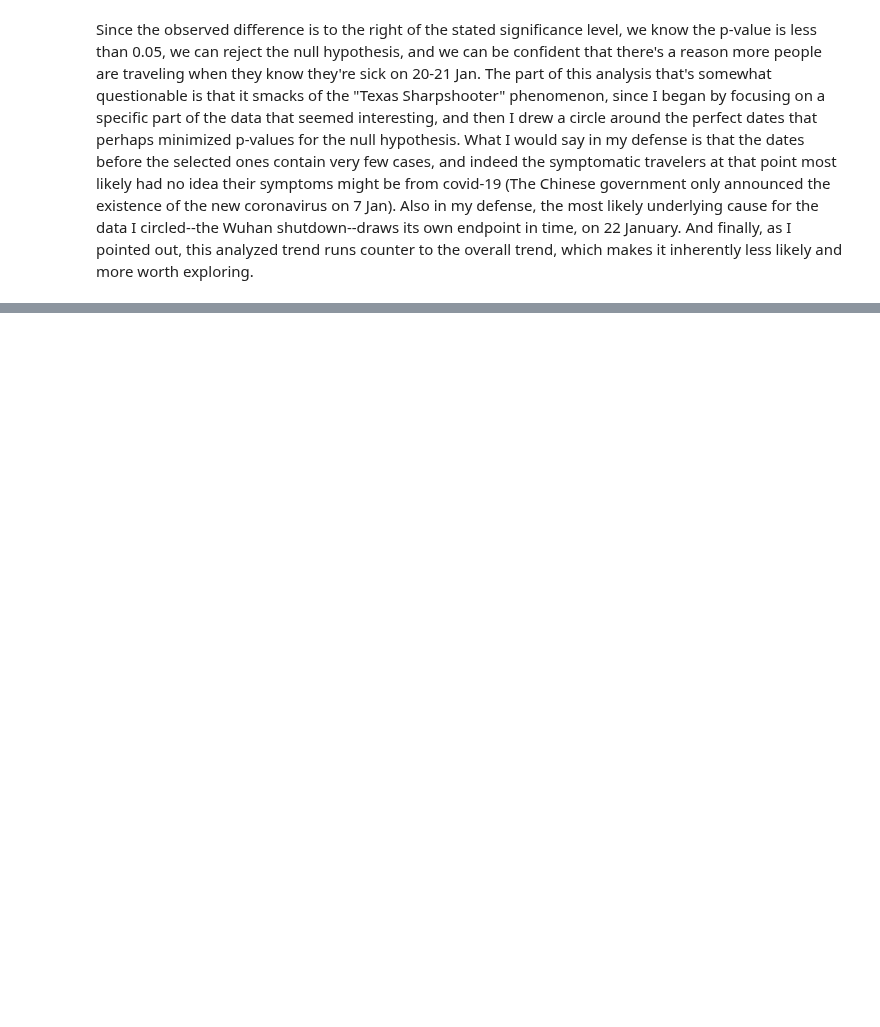
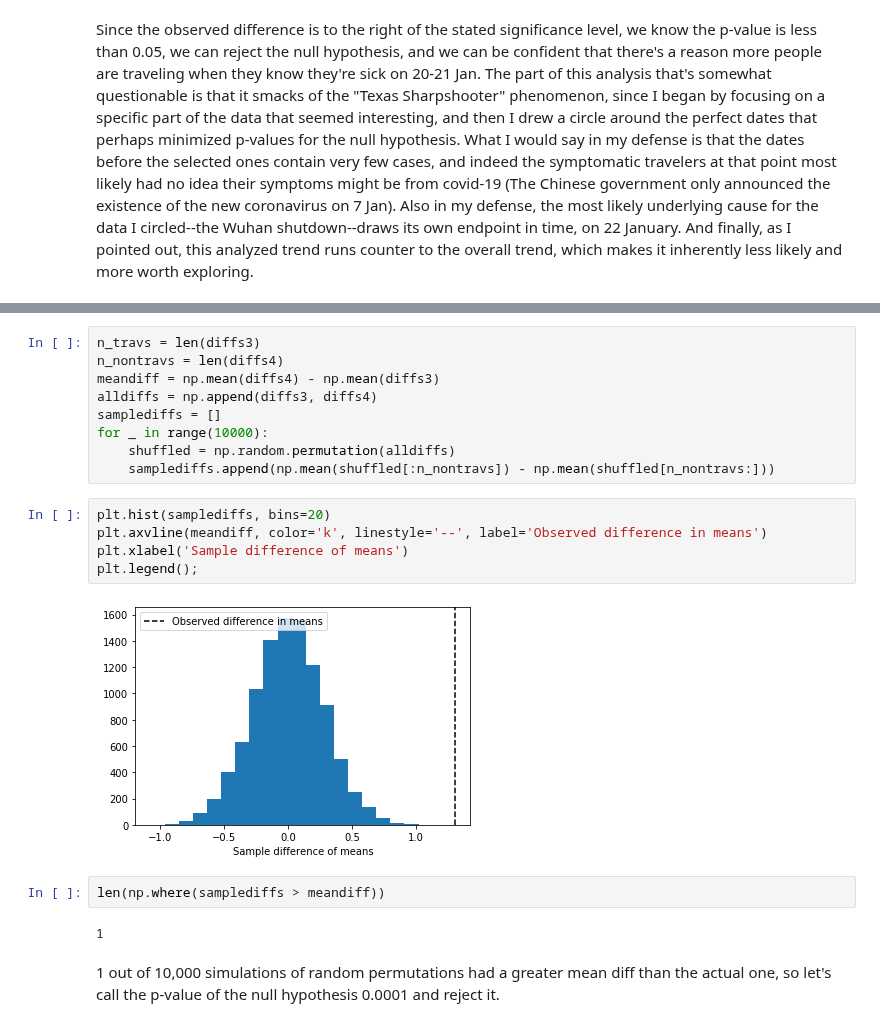
Before and after one commit to ebhtra/springboard, a Jupyter notebook: capstone_2/EDA_cap2.ipynb, the cells around one changed output, grey strips where cells are left out. Cells and saved outputs as stored; diff of their text form; blank space fills up the shorter version.

```diff
--- a/capstone_2/EDA_cap2.ipynb
+++ b/capstone_2/EDA_cap2.ipynb
@@ -221,0 +413,22 @@ Since the observed difference is to the right of the stated significance level,
+# %%
+n_travs = len(diffs3)
+n_nontravs = len(diffs4)
+meandiff = np.mean(diffs4) - np.mean(diffs3)
+alldiffs = np.append(diffs3, diffs4)
+samplediffs = []
+for _ in range(10000):
+    shuffled = np.random.permutation(alldiffs)
+    samplediffs.append(np.mean(shuffled[:n_nontravs]) - np.mean(shuffled[n_nontravs:]))
+# %%
+plt.hist(samplediffs, bins=20)
+plt.axvline(meandiff, color='k', linestyle='--', label='Observed difference in means')
+plt.xlabel('Sample difference of means')
+plt.legend();
+# %% [output]
+[figure, added]
+# %%
+len(np.where(samplediffs > meandiff))
+# %% [output]
+1
+# %% [markdown]
+1 out of 10,000 simulations of random permutations had a greater mean diff than the actual one, so let's call the p-value of the null hypothesis 0.0001 and reject it.
```
Also changed, not shown: parts of 45 cells of this notebook.
